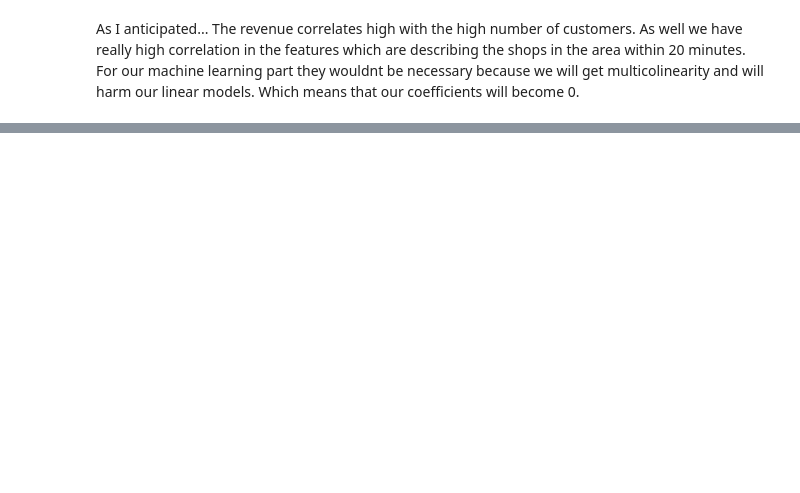
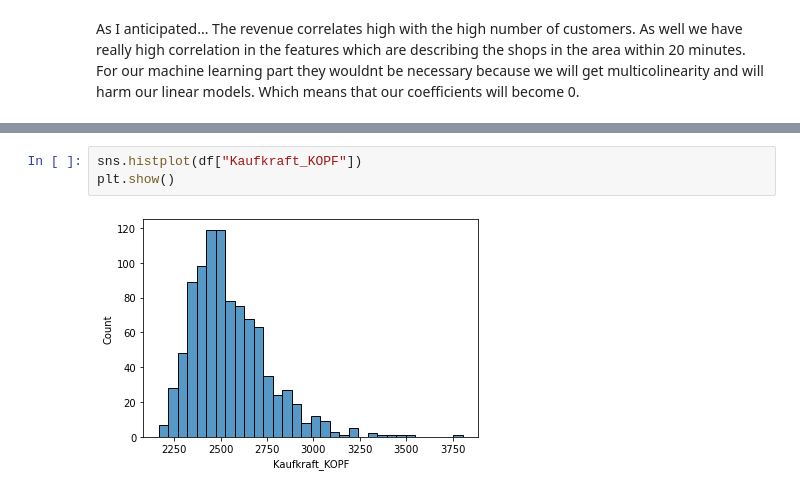
Before and after one commit to pythonTedo/Jo-CustemerCard, a Jupyter notebook: datainspect.ipynb, the cells around one changed output, grey strips where cells are left out. Drawn from its saved outputs; the diff is of its cells as text; blank space fills up the shorter version.

```diff
--- a/datainspect.ipynb
+++ b/datainspect.ipynb
@@ -95,0 +115,5 @@ As I anticipated... The revenue correlates high with the high number of customer
+# %%
+sns.histplot(df["Kaufkraft_KOPF"])
+plt.show()
+# %% [output]
+[figure, added]
```
Also changed, not shown: parts of 27 cells of this notebook, 1 other file.
